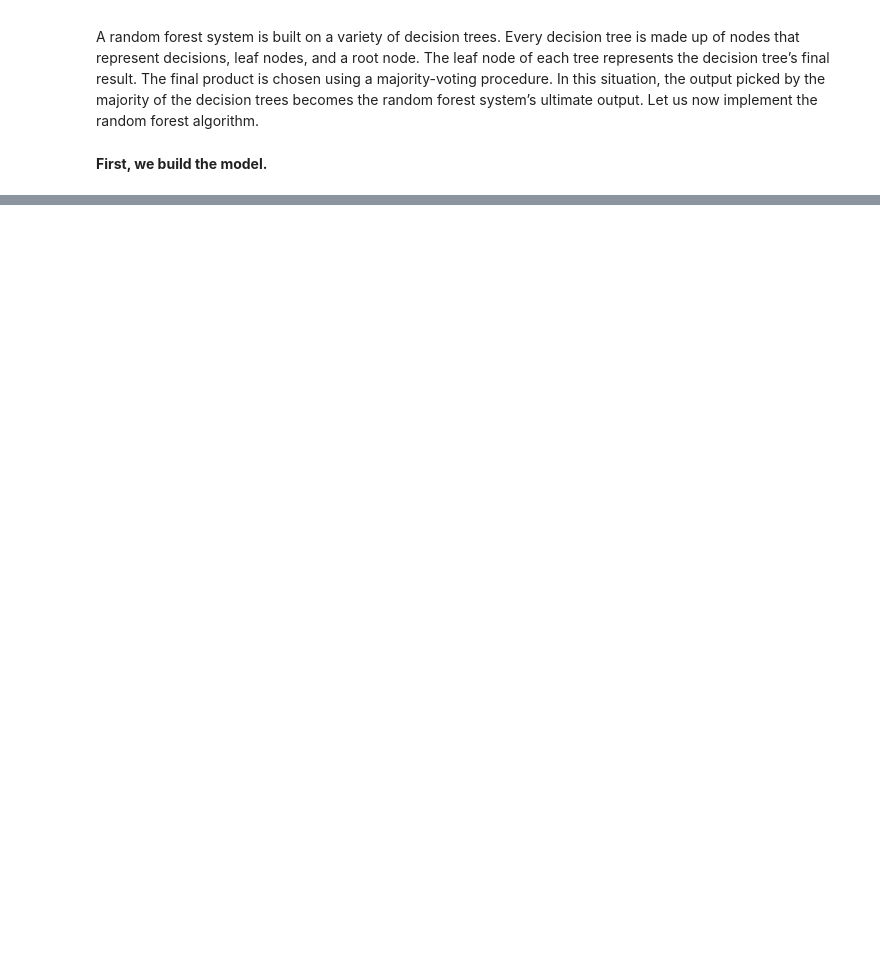
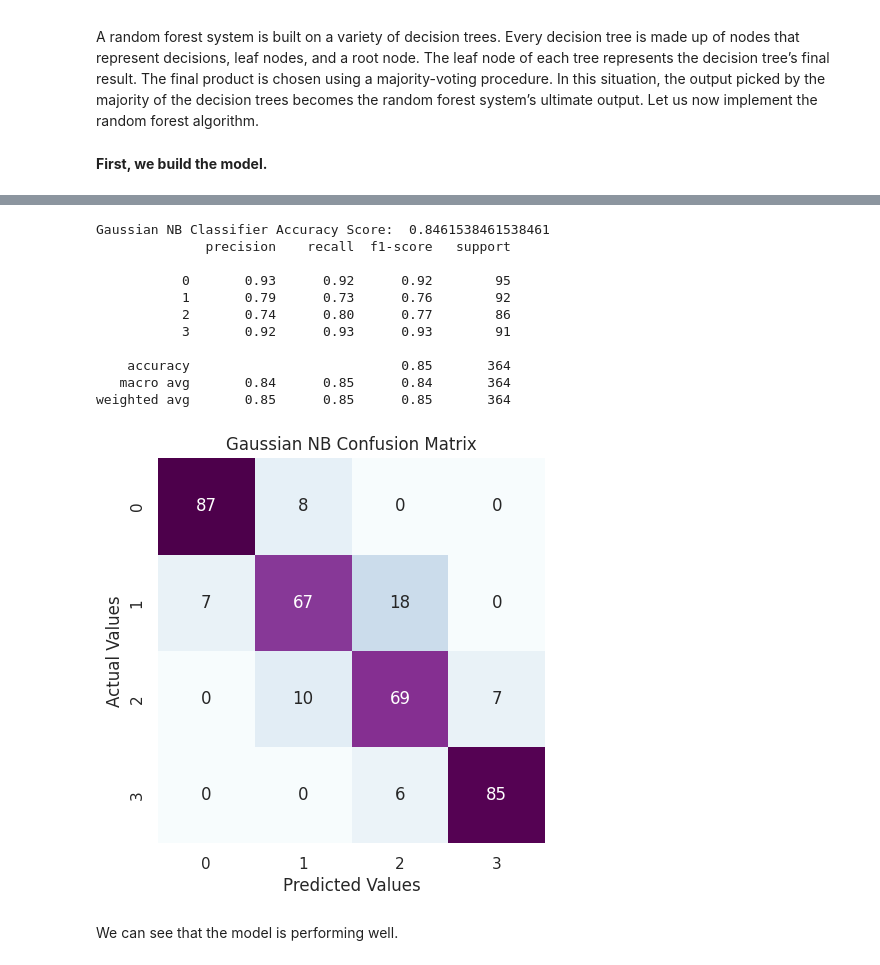
Before and after one commit to Navneet-Nicer/Mobile-Price-Prediction, a Jupyter notebook: Classification_Mobile_Price_Prediction3.ipynb, the cells around one changed output, grey strips where cells are left out. Saved outputs shown, nothing was run; the diff lists cells and outputs as text; code cells hidden in the pictures; blank space fills up the shorter version.

```diff
--- a/Classification_Mobile_Price_Prediction3.ipynb
+++ b/Classification_Mobile_Price_Prediction3.ipynb
@@ -234,0 +266,27 @@ rfc=RandomForestClassifier(bootstrap= True,
+# %%
+# Let us implement the Gaussian NB classifier.
+from sklearn.naive_bayes import GaussianNB
+gnb = GaussianNB()
+# %%
+# Now, we perform the training and prediction.
+gnb.fit(X_train, y_train)
+y_pred_gnb=gnb.predict(X_valid)
+# %%
+# Now, we can check the accuracy.
+print('Gaussian NB Classifier Accuracy Score: ',accuracy_score(y_valid,y_pred_gnb))
+cm_rfc=my_confusion_matrix(y_valid, y_pred_gnb, 'Gaussian NB Confusion Matrix')
+# %% [output]
+Gaussian NB Classifier Accuracy Score:  0.8461538461538461
+              precision    recall  f1-score   support
+
+           0       0.93      0.92      0.92        95
+           1       0.79      0.73      0.76        92
+           2       0.74      0.80      0.77        86
+           3       0.92      0.93      0.93        91
+
+    accuracy                           0.85       364
+   macro avg       0.84      0.85      0.84       364
+weighted avg       0.85      0.85      0.85       364
+[figure, added]
+# %% [markdown]
+We can see that the model is performing well.
```
Also changed, not shown: parts of 14 cells of this notebook.
